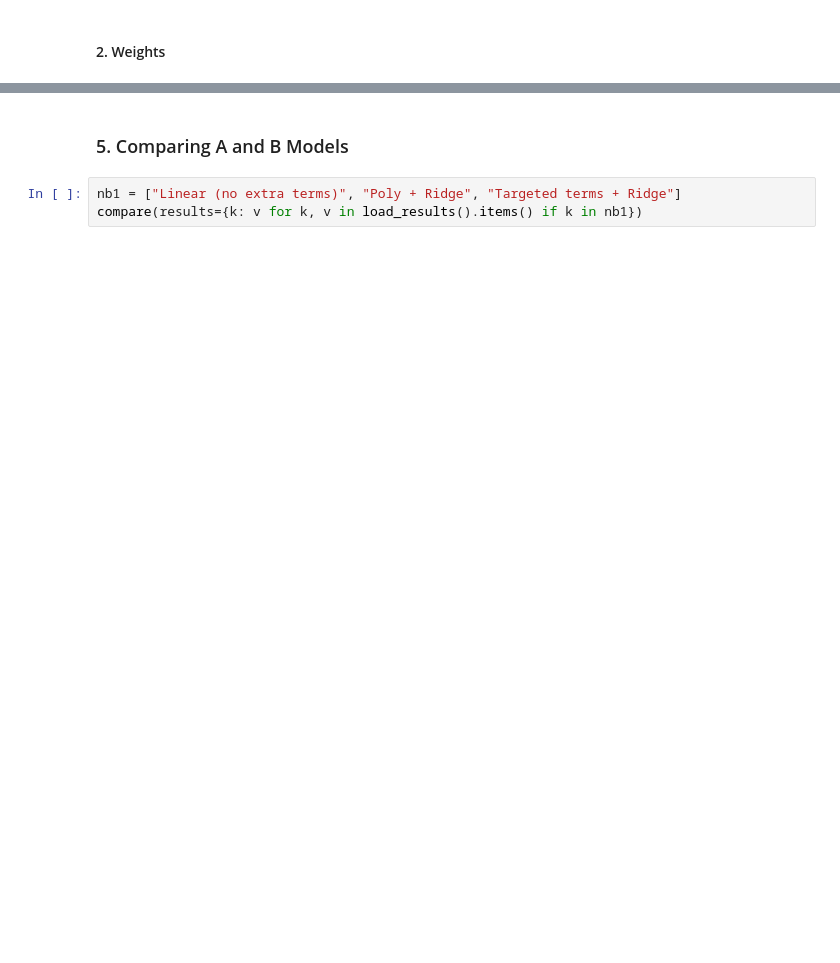
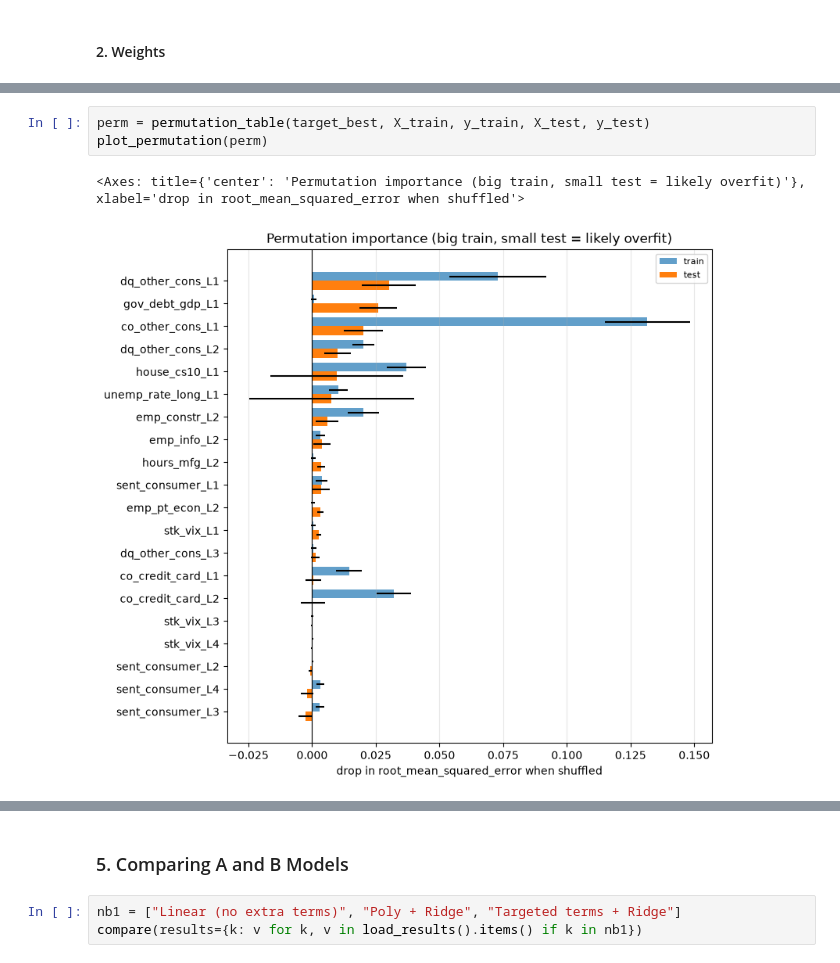
Before and after one commit to andre-bu-gitdev/DX799-O1, a Jupyter notebook: Milestone_1_2_Work_Folder/1. polynomial_interaction-terms.ipynb, the cells around one changed output, grey strips where cells are left out. Drawn from its saved outputs; the diff is of its cells as text; blank space fills up the shorter version.

```diff
--- a/Milestone_1_2_Work_Folder/1. polynomial_interaction-terms.ipynb
+++ b/Milestone_1_2_Work_Folder/1. polynomial_interaction-terms.ipynb
@@ -285,3 +294,9 @@ plot_weight_stability(W_t, top=15)
+# %%
+perm = permutation_table(target_best, X_train, y_train, X_test, y_test)
+plot_permutation(perm)
+# %% [output]
+<Axes: title={'center': 'Permutation importance (big train, small test = likely overfit)'}, xlabel='drop in root_mean_squared_error when shuffled'>
+[figure, added]
 # %%
 record("Targeted terms + Ridge", target_best, X_train, X_test, y_train, y_test, search=target_search,
        notes=f"pairs={PAIRS}; squares={SQUARES}")
```
Also changed, not shown: parts of 24 cells of this notebook, 12 other files.
